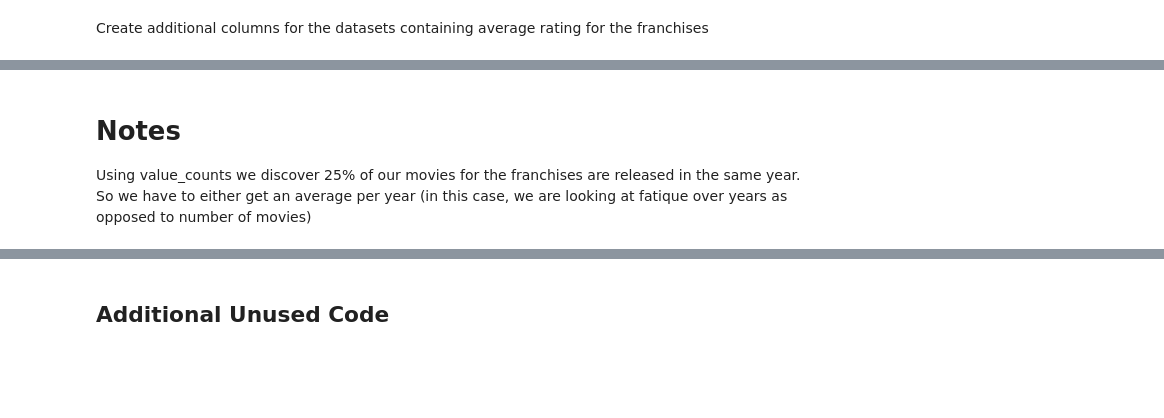
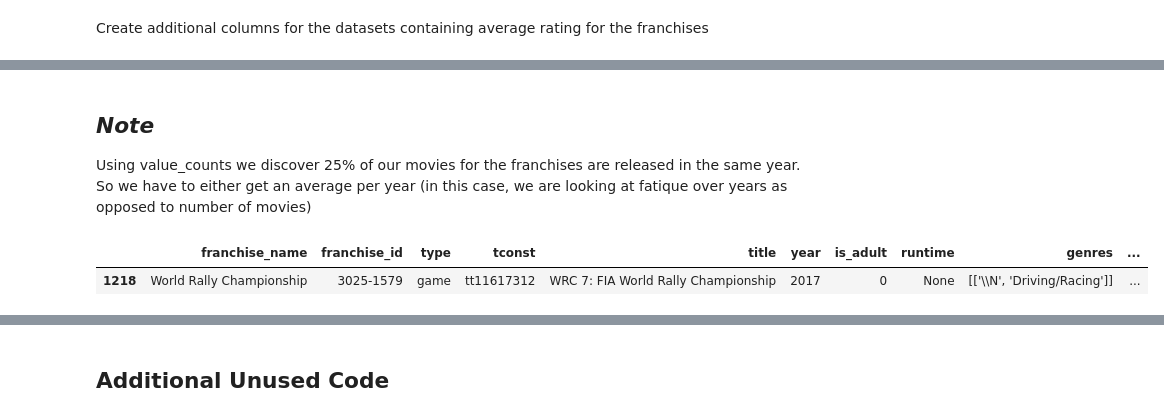
Before and after one commit to adambrennan150/Franchises, a Jupyter notebook: Initial_Analysis.ipynb, the cells around one changed output, grey strips where cells are left out. Drawn from its saved outputs; the diff is of its cells as text; code cells hidden in the pictures; blank space fills up the shorter version.

```diff
--- a/Initial_Analysis.ipynb
+++ b/Initial_Analysis.ipynb
@@ -243,3 +150,8 @@ movies_df["Year Gap"].value_counts().plot()
 # %% [markdown]
-# Notes
+## *Note*
 Using value_counts we discover 25% of our movies for the franchises are released in the same year. So we have to either get an average per year (in this case, we are looking at fatique over years as opposed to number of movies)
+# %%
+merged_years_df.sample()
+# %% [output]
+|  | franchise_name | franchise_id | type | tconst | title | year | is_adult | runtime | genres | ... |
+| 1218 | World Rally Championship | 3025-1579 | game | tt11617312 | WRC 7: FIA World Rally Championship | 2017 | 0 | None | [['\\N', 'Driving/Racing']] | ... |
```
Also changed, not shown: parts of 57 cells of this notebook.
